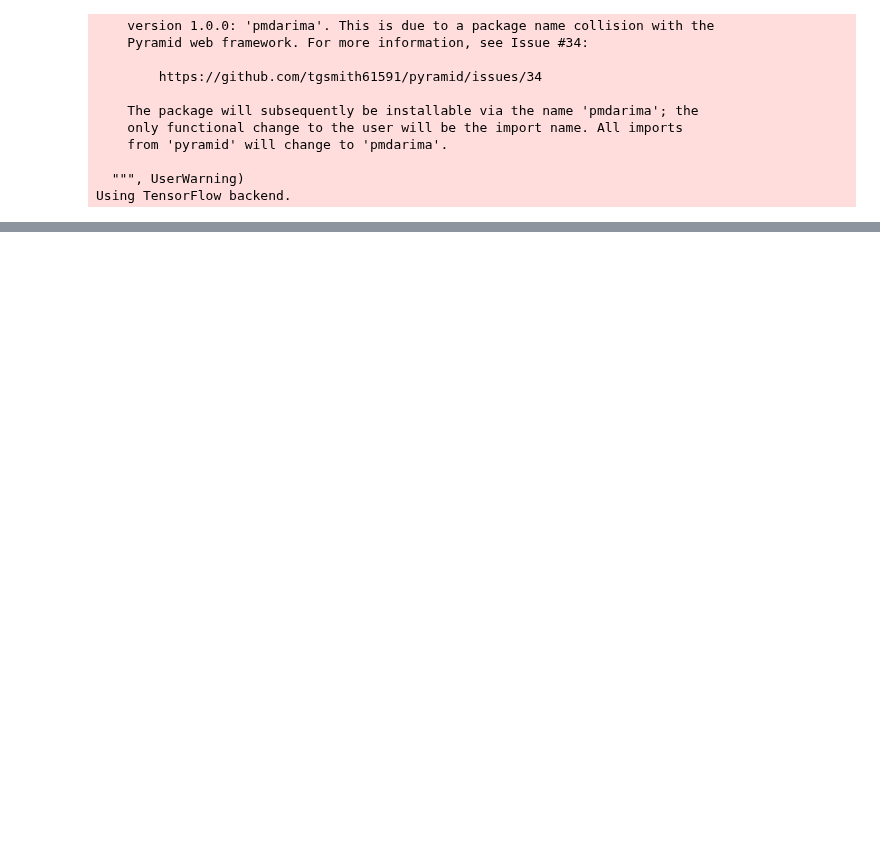
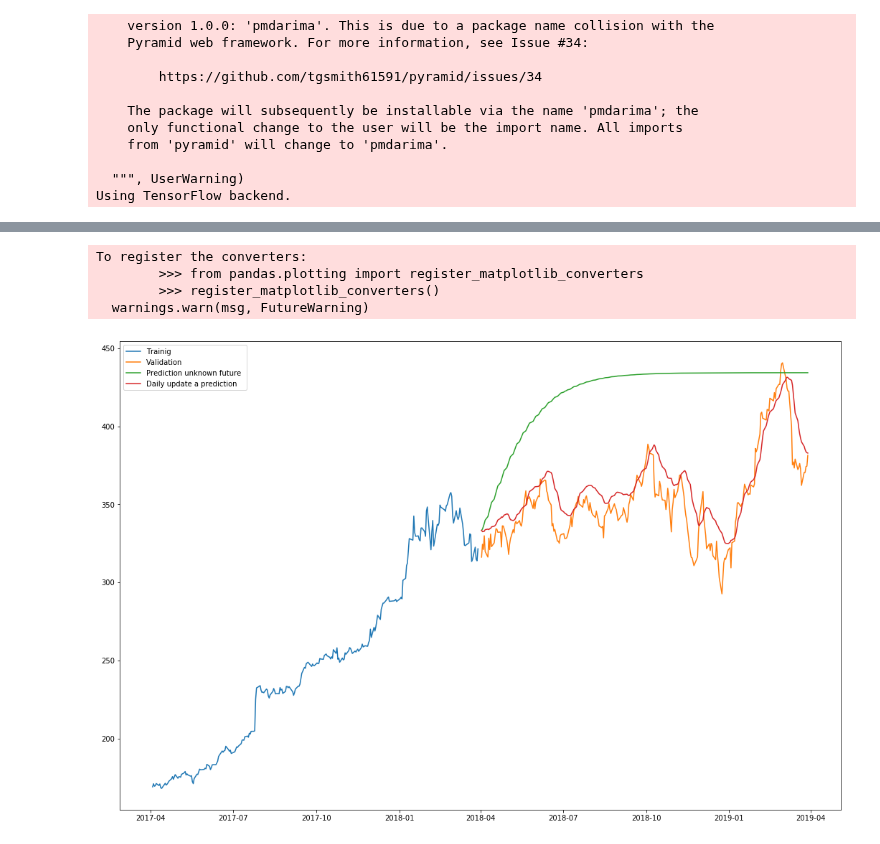
Before and after one commit to egar-garcia/machine-learning-engineer-nanodegree-capstone, a Jupyter notebook: FreeFormVisualization.ipynb, the cells around one changed output, grey strips where cells are left out. Cells and saved outputs as stored; diff of their text form; code cells hidden in the pictures; blank space fills up the shorter version.

```diff
--- a/FreeFormVisualization.ipynb
+++ b/FreeFormVisualization.ipynb
@@ -25,12 +25,12 @@ from djia_stock_prediction import LongShortTermMemoryStockForecaster
 Using TensorFlow backend.
 # %%
 # Loading the dataset
-ds = Dataset.loadDatasetFromFile(os.path.join('data', 'djia_20140324-20190322.pkl'))
+ds = Dataset.loadDatasetFromFile(os.path.join('data', 'djia_20140324-20190329.pkl'))
 # %%
 ticker_symbol = 'BA'
 # %%
 lstm_model = LongShortTermMemoryStockForecaster(ticker_symbol)
-lstm_model.train(ds, end_date=str_to_datetime('2018-06-30'))
+lstm_model.train(ds, end_date=str_to_datetime('2018-03-31'))
 lstm_model_file = lstm_model.saveToFile(os.path.join('example', ticker_symbol + '_LSTM_ffv.pkl'))
 # %% [output]
 Epoch 1/2
@@ -41,36 +40,36 @@ InternalError: Blas GEMM launch failed : a.shape=(1, 50), b.shape=(50, 50), m=1,
 # %%
 lstm_model = StockForecasterModel.loadFromFile(os.path.join('example', ticker_symbol + '_LSTM_ffv.pkl'))
 
-existing_df = ds.getDataframe(ticker_symbol=ticker_symbol,
-                              from_date=str_to_datetime('2017-06-30'),
-                              to_date=str_to_datetime('2018-06-30'));
+part_traing_df = ds.getDataframe(ticker_symbol=ticker_symbol,
+                                 from_date=str_to_datetime('2017-04-01'),
+                                 to_date=str_to_datetime('2018-03-31'));
 
 validation_df = ds.getDataframe(ticker_symbol=ticker_symbol,
-                                from_date=str_to_datetime('2018-07-01'),
-                                to_date=str_to_datetime('2018-12-31'));
+                                from_date=str_to_datetime('2018-04-01'),
+                                to_date=str_to_datetime('2019-03-31'));
 
-pred0 = lstm_model.predict(str_to_datetime('2018-07-01'), to_date=str_to_datetime('2018-12-31'),
-                           base_dataset=None)
+preds_unknown = lstm_model.predict(str_to_datetime('2018-04-01'),
+                                   to_date=str_to_datetime('2019-03-31'),
+                                   base_dataset=None)
 
-pred1 = lstm_model.predict(str_to_datetime('2018-07-01'), to_date=str_to_datetime('2018-12-31'),
-                           base_dataset=ds.getDataframe(to_date=str_to_datetime('2018-08-31')))
-
-pred2 = lstm_model.predict(str_to_datetime('2018-07-01'), to_date=str_to_datetime('2018-12-31'),
-                           base_dataset=ds.getDataframe(to_date=str_to_datetime('2018-10-31')))
-
-pred3 = lstm_model.predict(str_to_datetime('2018-07-01'), to_date=str_to_datetime('2018-12-31'),
-                           base_dataset=ds)
-
+preds_updated = lstm_model.predict(str_to_datetime('2018-04-01'),
+                                   to_date=str_to_datetime('2019-03-31'),
+                                   base_dataset=ds)
 
 fig = plt.figure(figsize=(18, 12))
 ax = fig.add_subplot(1, 1, 1)
 
-ax.plot(existing_df.date, existing_df.close, label='Trainig')
-ax.plot(existing_df.date, existing_df.close, label='Validation')
-ax.plot(preds.date, preds.predicted_price, label='Prediction1')
-ax.plot(preds.date, preds.predicted_price, label='Prediction2')
-ax.plot(preds.date, preds.predicted_price, label='Prediction3')
+ax.plot(part_traing_df.date, part_traing_df.close, label='Trainig')
+ax.plot(validation_df.date, validation_df.close, label='Validation')
+ax.plot(preds_unknown.date, preds_unknown.predicted_price, label='Prediction unknown future ')
+ax.plot(preds_updated.date, preds_updated.predicted_price, label='Daily update a prediction')
 ax.legend()
 
 plt.savefig(os.path.join('figures', 'free-form-visualization.png'))
 plt.show()
+# %% [output]
+To register the converters:
+        >>> from pandas.plotting import register_matplotlib_converters
+        >>> register_matplotlib_converters()
+  warnings.warn(msg, FutureWarning)
+[figure, added]
```
Also changed, not shown: parts of 1 cell of this notebook, 1 other file.
